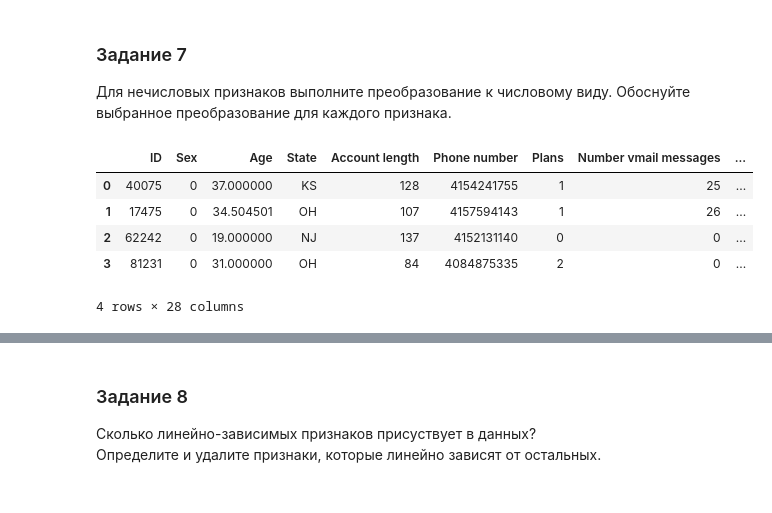
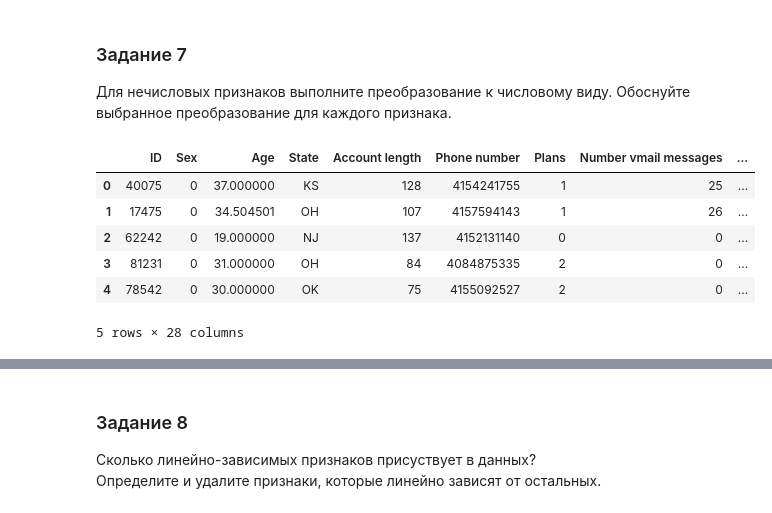
Before and after one commit to Ekispest/WarmUp, a Jupyter notebook: 6.Lab#1/Yo_Modern_ML_Lab_1_Supervised_learning.ipynb, the cells around one changed output, grey strips where cells are left out. Drawn from its saved outputs; the diff is of its cells as text; code cells hidden in the pictures.

```diff
--- a/6.Lab#1/Yo_Modern_ML_Lab_1_Supervised_learning.ipynb
+++ b/6.Lab#1/Yo_Modern_ML_Lab_1_Supervised_learning.ipynb
@@ -116,20 +111,27 @@ error_customer_service_calls = []
+# %%
+total_intl_minutes_errors = []
+total_charge_errors = []
+customer_service_calls_errors = []
+total_day_minutes_errors = []
+total_day_calls_errors = []
+total_night_minutes_errors = []
 # %%
 for i in range(len(data)):
+    try: float (data['Total intl minutes'][i])
+    except ValueError: total_intl_minutes_errors.append(data['Total intl minutes'][i])
+
+    try: float (data['Total charge'][i])
+    except ValueError: total_charge_errors.append(data['Total charge'][i])
+
+    try: int (data['Customer service calls'][i])
+    except ValueError: customer_service_calls_errors.append(data['Customer service calls'][i])
+
     try: float (data['Total day minutes'][i])
-    except ValueError: error_total_day_minutes.append(data['Total day minutes'][i])
+    except ValueError: total_day_minutes_errors.append(data['Total day minutes'][i])
 
     try: float (data['Total day calls'][i])
-    except ValueError: error_total_day_calls.append(data['Total day calls'][i])
+    except ValueError: total_day_calls_errors.append(data['Total day calls'][i])
 
     try: float (data['Total night minutes'][i])
-    except ValueError: error_total_night_minutes.append(data['Total night minutes'][i])
-
-    try: float (data['Total intl minutes'][i])
-    except ValueError: error_total_intl_minutes.append(data['Total intl minutes'][i])
-
-    try: float (data['Total charge'][i])
-    except ValueError: error_total_charge.append(data['Total charge'][i])
-
-    try: int (data['Customer service calls'][i])
-    except ValueError: error_customer_service_calls.append(data['Customer service calls'][i])
+    except ValueError: total_night_minutes_errors.append(data['Total night minutes'][i])
 # %%
@@ -468,18 +478,21 @@ new_data.head(5)
 
 Для нечисловых признаков выполните преобразование к числовому виду. Обоснуйте выбранное преобразование для каждого признака.
 # %%
+data = data.replace({'Plans': {'None' : '0', 'Voice mail' : '1', 'International' : '2', 'International, Voice mail' : '3'}})
+
 data = data.replace({'Sex': {'Female' : '0', 'Male' : '1'}})
-data = data.replace({'Plans': {'Voice mail' : '1', 'International' : '2', 'None' : '0', 'International, Voice mail' : '3'}})
+
 data['Phone number'] = data['Phone number'].str.replace(' ', '').apply(pd.to_numeric)
 
-data.head(4)
+data.head(5)
 # %% [output]
 |  | ID | Sex | Age | State | Account length | Phone number | Plans | Number vmail messages | ... |
 | 0 | 40075 | 0 | 37.000000 | KS | 128 | 4154241755 | 1 | 25 | ... |
 | 1 | 17475 | 0 | 34.504501 | OH | 107 | 4157594143 | 1 | 26 | ... |
 | 2 | 62242 | 0 | 19.000000 | NJ | 137 | 4152131140 | 0 | 0 | ... |
 | 3 | 81231 | 0 | 31.000000 | OH | 84 | 4084875335 | 2 | 0 | ... |
+| 4 | 78542 | 0 | 30.000000 | OK | 75 | 4155092527 | 2 | 0 | ... |
-4 rows × 28 columns
+5 rows × 28 columns
 # %%
 list_states = data['State'].values
 unique_states = np.unique(list_states)
```
Also changed, not shown: parts of 101 cells of this notebook, 20 other files.
